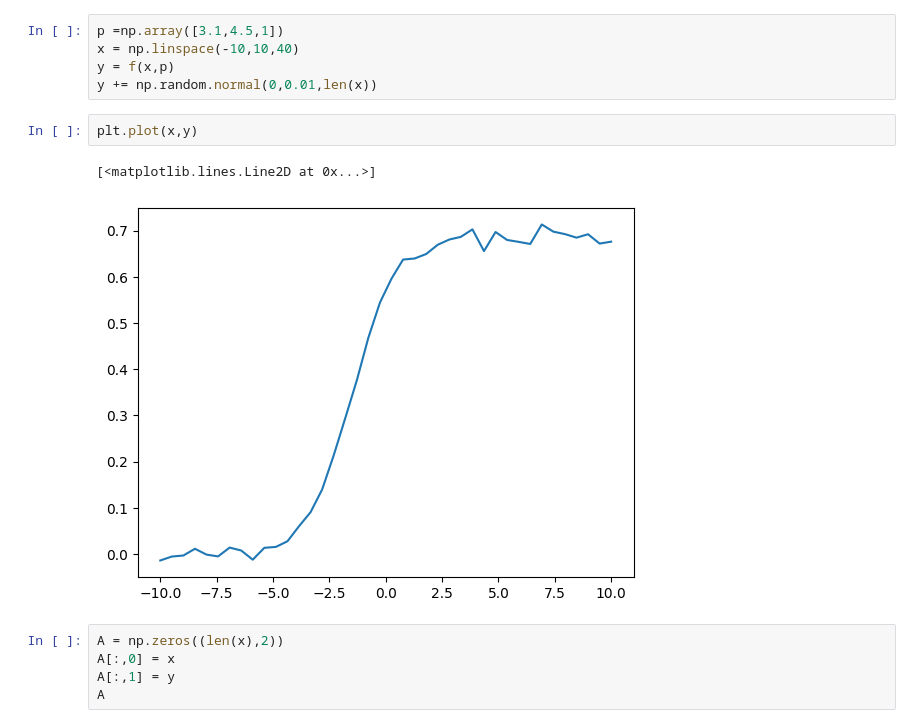
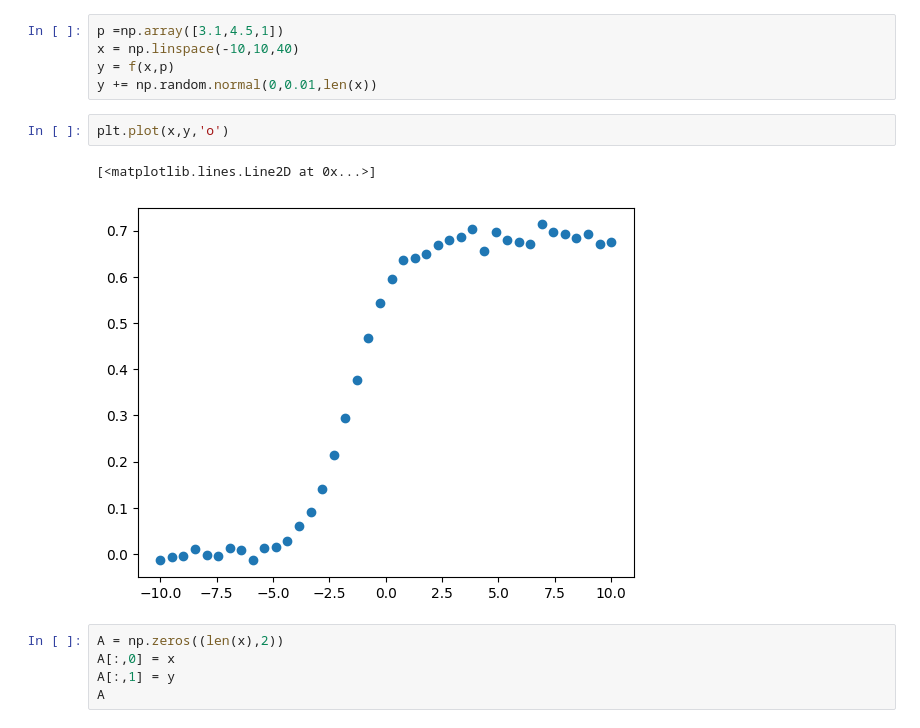
Before and after one commit to asegura4488/MetodosComputacionales2026, a Jupyter notebook: Semana11/RegresionLinealDescenso.ipynb, the cells around one changed output. Cells and saved outputs as stored; diff of their text form.

```diff
--- a/Semana11/RegresionLinealDescenso.ipynb
+++ b/Semana11/RegresionLinealDescenso.ipynb
@@ -124,10 +124,10 @@ x = np.linspace(-10,10,40)
 y = f(x,p)
 y += np.random.normal(0,0.01,len(x))
 # %%
-plt.plot(x,y)
+plt.plot(x,y,'o')
 # %% [output]
 [<matplotlib.lines.Line2D at 0x...>]
-[figure, old version]
+[figure, new version]
 # %%
 A = np.zeros((len(x),2))
 A[:,0] = x
```
